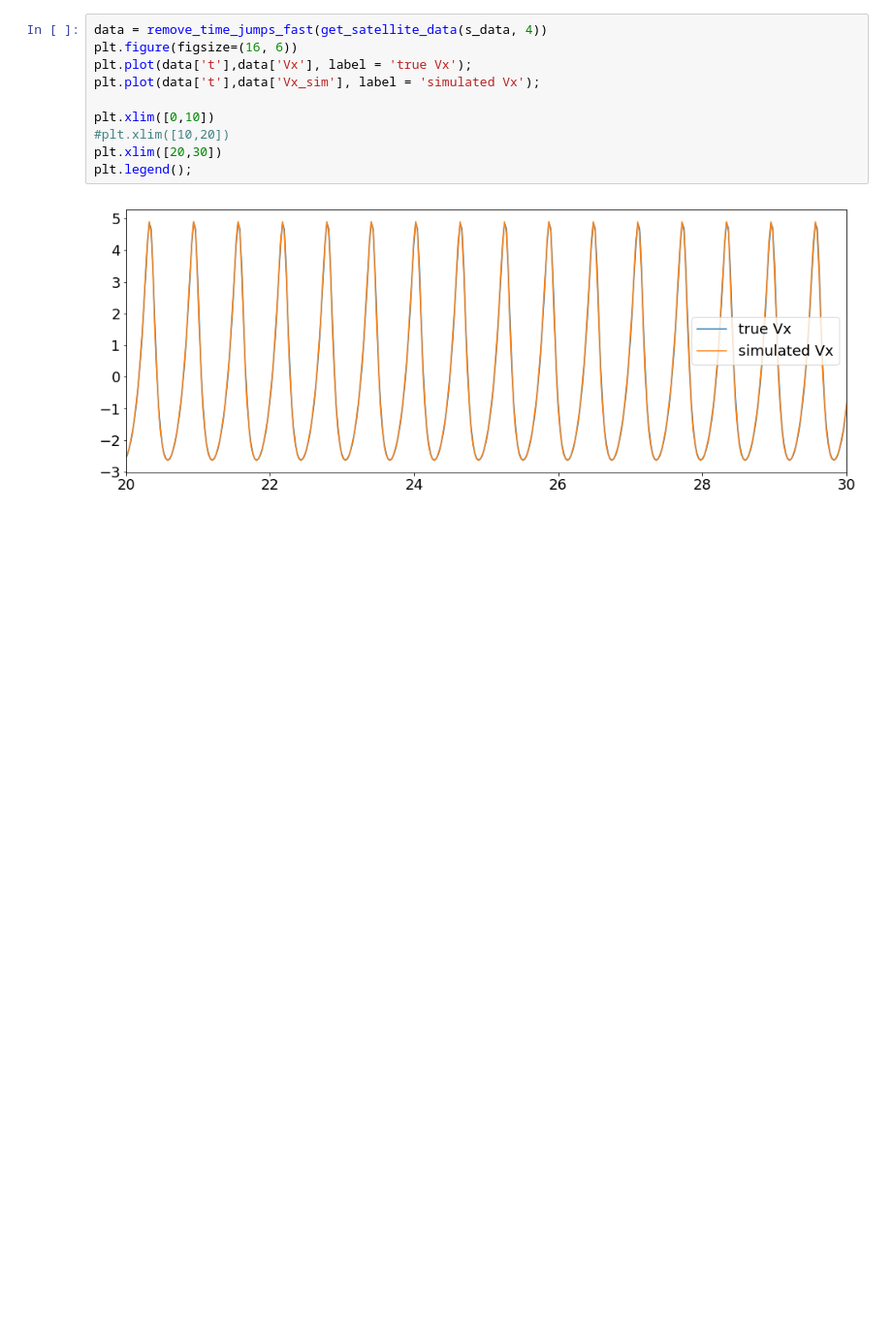
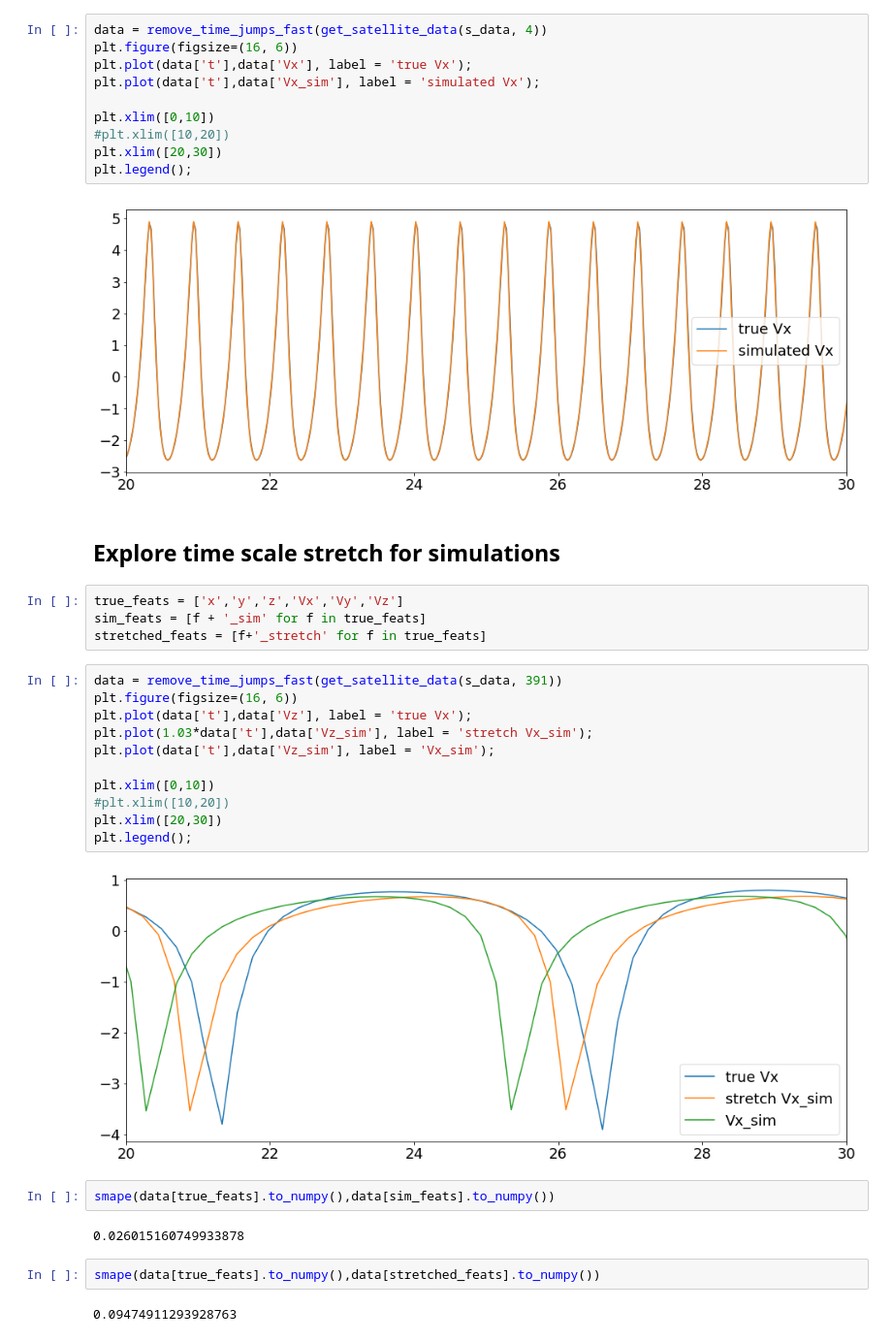
Before and after one commit to Mixanik-43/IDAO-2020, a Jupyter notebook: utils_notebook.ipynb, the cells around one changed output. Shown: that part at 97% size. Saved outputs shown, nothing was run; the diff lists cells and outputs as text; blank space fills up the shorter version.

Commit message:
added stretch coefficient that minimizes smape

```diff
--- a/utils_notebook.ipynb
+++ b/utils_notebook.ipynb
@@ -235,3 +235,30 @@ plt.xlim([20,30])
 plt.legend();
 # %% [output]
 [figure]
+# %% [markdown]
+## Explore time scale stretch for simulations
+# %%
+true_feats = ['x','y','z','Vx','Vy','Vz']
+sim_feats = [f + '_sim' for f in true_feats]
+stretched_feats = [f+'_stretch' for f in true_feats]
+# %%
+data = remove_time_jumps_fast(get_satellite_data(s_data, 391))
+plt.figure(figsize=(16, 6))
+plt.plot(data['t'],data['Vz'], label = 'true Vx');
+plt.plot(1.03*data['t'],data['Vz_sim'], label = 'stretch Vx_sim');
+plt.plot(data['t'],data['Vz_sim'], label = 'Vx_sim');
+
+plt.xlim([0,10])
+#plt.xlim([10,20])
+plt.xlim([20,30])
+plt.legend();
+# %% [output]
+[figure, added]
+# %%
+smape(data[true_feats].to_numpy(),data[sim_feats].to_numpy())
+# %% [output]
+0.026015160749933878
+# %%
+smape(data[true_feats].to_numpy(),data[stretched_feats].to_numpy())
+# %% [output]
+0.09474911293928763
```
Also changed, not shown: parts of 7 cells of this notebook.
